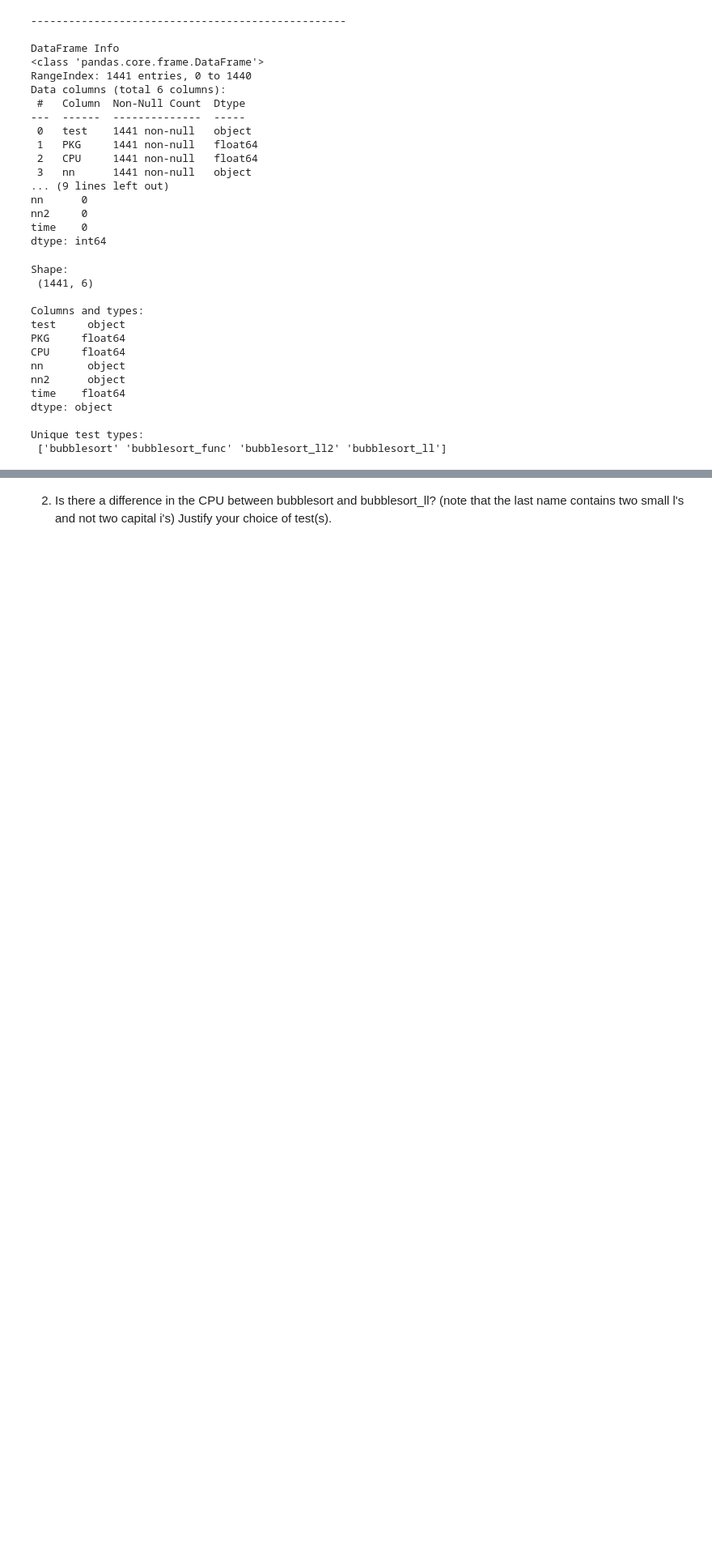
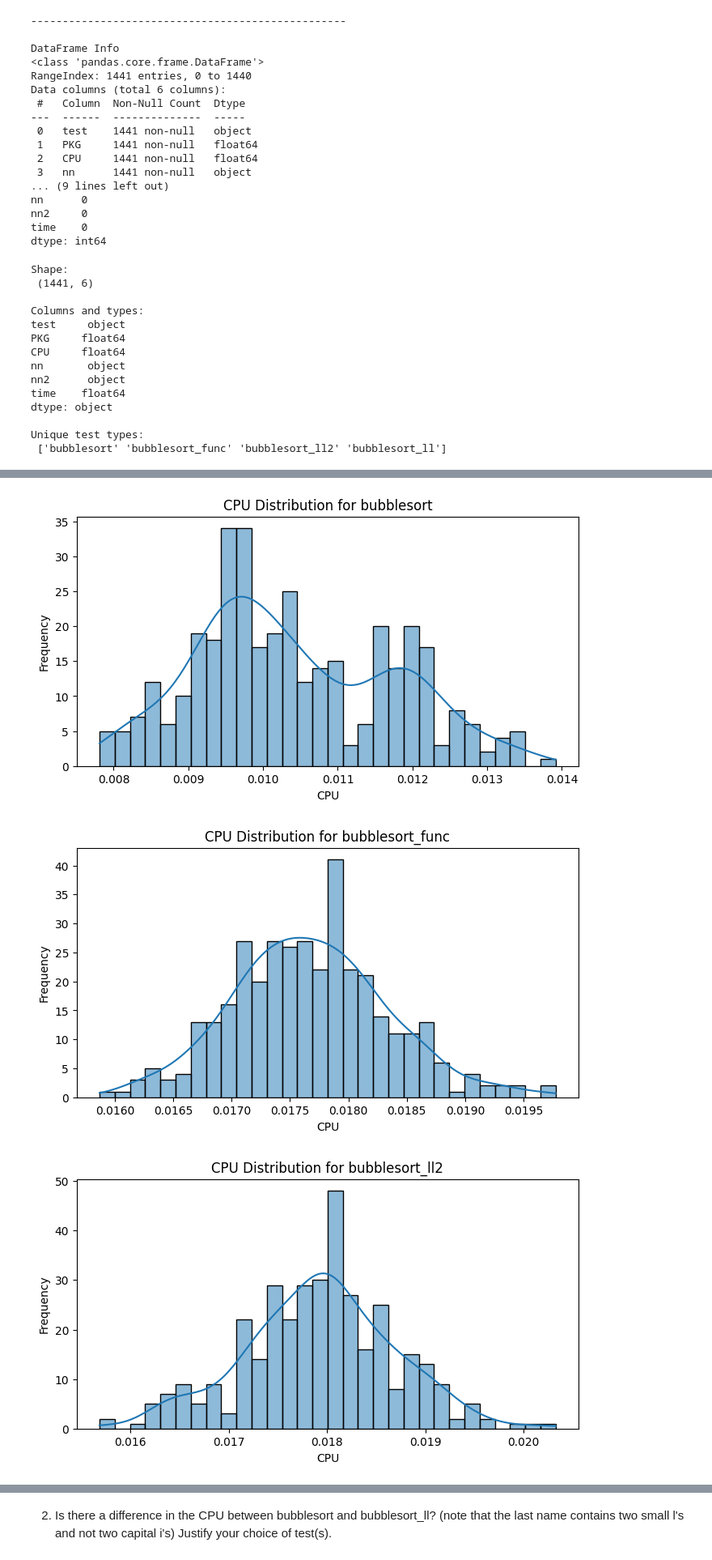
Before and after one commit to Sebastianrix/Data-Things, a Jupyter notebook: 3) Statistics/Exercises in statistics.ipynb, the cells around one changed output, grey strips where cells are left out. Shown at 81% size. Cells and saved outputs as stored; diff of their text form; code cells hidden in the pictures; blank space fills up the shorter version.

```diff
--- a/3) Statistics/Exercises in statistics.ipynb
+++ b/3) Statistics/Exercises in statistics.ipynb
@@ -99 +101,21 @@ Unique test types:
 1. Plot the distribution of CPU for each test type
+# %%
+import matplotlib.pyplot as plt
+import seaborn as sns
+
+# Since there only are 4 different inique test types
+# and we need to plot CPU distribution foreach.
+# We loop through and create a histogram for testType.
+testTypeArray = df['test'].unique()
+
+for testType in testTypeArray:
+    plt.figure(figsize=(8, 4))
+    sns.histplot(df[df['test'] == testType]['CPU'], bins = 30, kde=True)
+    plt.title(f'CPU Distribution for {testType}')
+    plt.xlabel('CPU')
+    plt.ylabel('Frequency')
+    plt.show()
+# %% [output]
+[figure, added]
+[figure, added]
+[figure, added]
```
Also changed, not shown: parts of 8 cells of this notebook.
